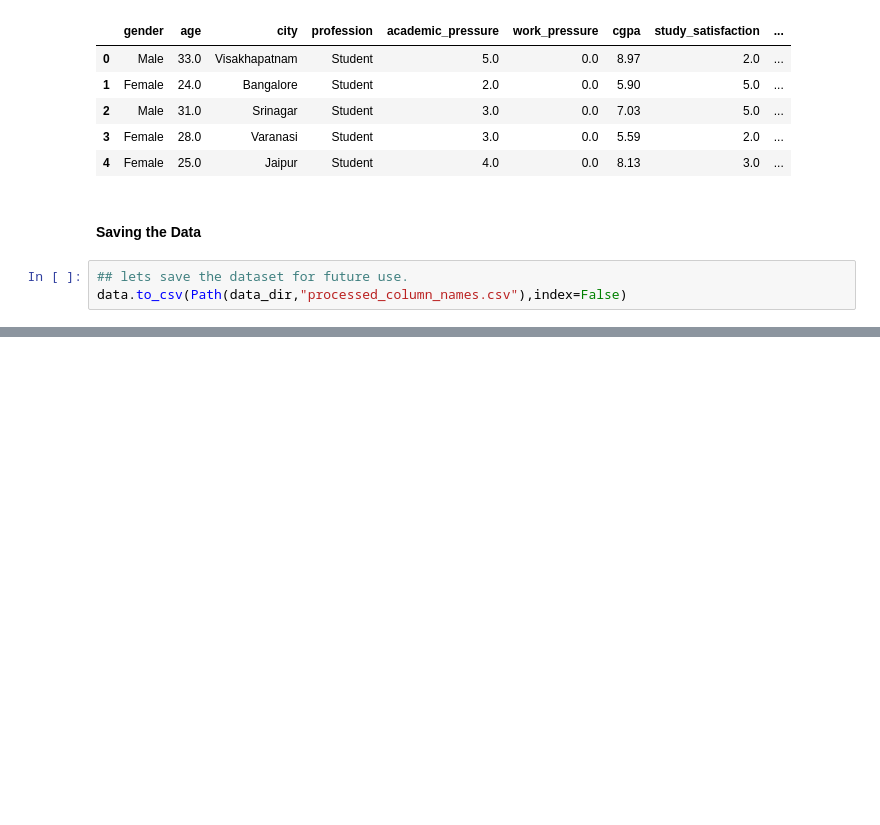
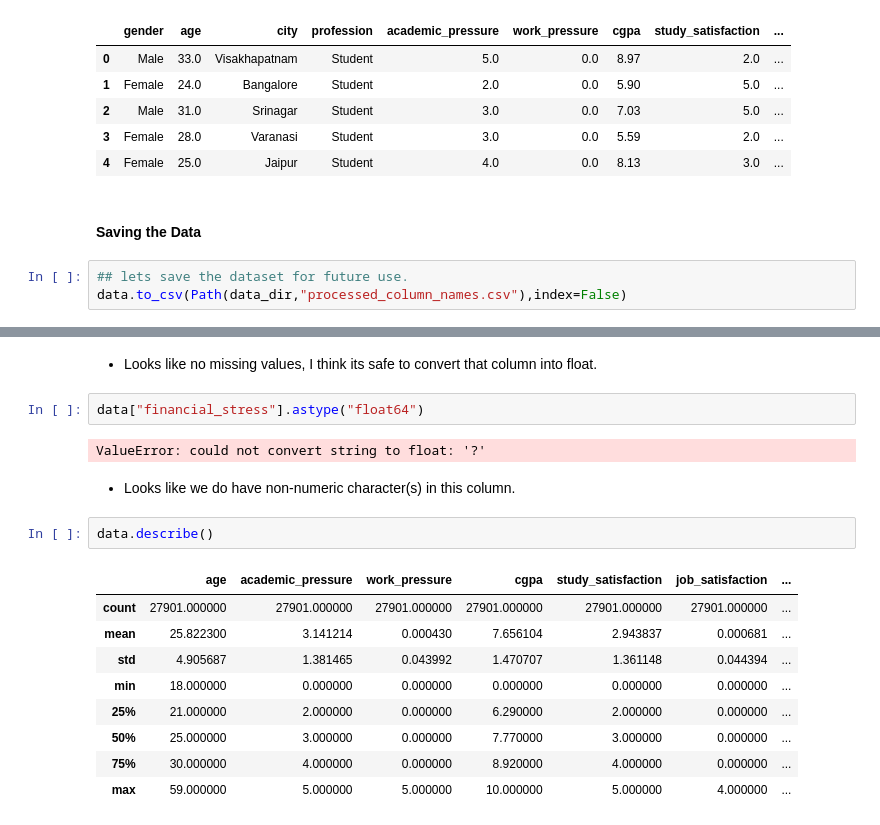
Before and after one commit to gaurangdave/mental_health_ml, a Jupyter notebook: notebooks/00_data_exploration.ipynb, the cells around one changed output, grey strips where cells are left out. Saved outputs shown, nothing was run; the diff lists cells and outputs as text; blank space fills up the shorter version.

```diff
--- a/notebooks/00_data_exploration.ipynb
+++ b/notebooks/00_data_exploration.ipynb
@@ -140,0 +222,20 @@ data.to_csv(Path(data_dir,"processed_column_names.csv"),index=False)
+# %% [markdown]
+* Looks like no missing values, I think its safe to convert that column into float.
+# %%
+data["financial_stress"].astype("float64")
+# %% [output]
+ValueError: could not convert string to float: '?'
+# %% [markdown]
+* Looks like we do have non-numeric character(s) in this column.
+# %%
+data.describe()
+# %% [output]
+|  | age | academic_pressure | work_pressure | cgpa | study_satisfaction | job_satisfaction | ... |
+| count | 27901.000000 | 27901.000000 | 27901.000000 | 27901.000000 | 27901.000000 | 27901.000000 | ... |
+| mean | 25.822300 | 3.141214 | 0.000430 | 7.656104 | 2.943837 | 0.000681 | ... |
+| std | 4.905687 | 1.381465 | 0.043992 | 1.470707 | 1.361148 | 0.044394 | ... |
+| min | 18.000000 | 0.000000 | 0.000000 | 0.000000 | 0.000000 | 0.000000 | ... |
+| 25% | 21.000000 | 2.000000 | 0.000000 | 6.290000 | 2.000000 | 0.000000 | ... |
+| 50% | 25.000000 | 3.000000 | 0.000000 | 7.770000 | 3.000000 | 0.000000 | ... |
+| 75% | 30.000000 | 4.000000 | 0.000000 | 8.920000 | 4.000000 | 0.000000 | ... |
+| max | 59.000000 | 5.000000 | 5.000000 | 10.000000 | 5.000000 | 4.000000 | ... |
```
Also changed, not shown: parts of 10 cells of this notebook, 1 other file.
